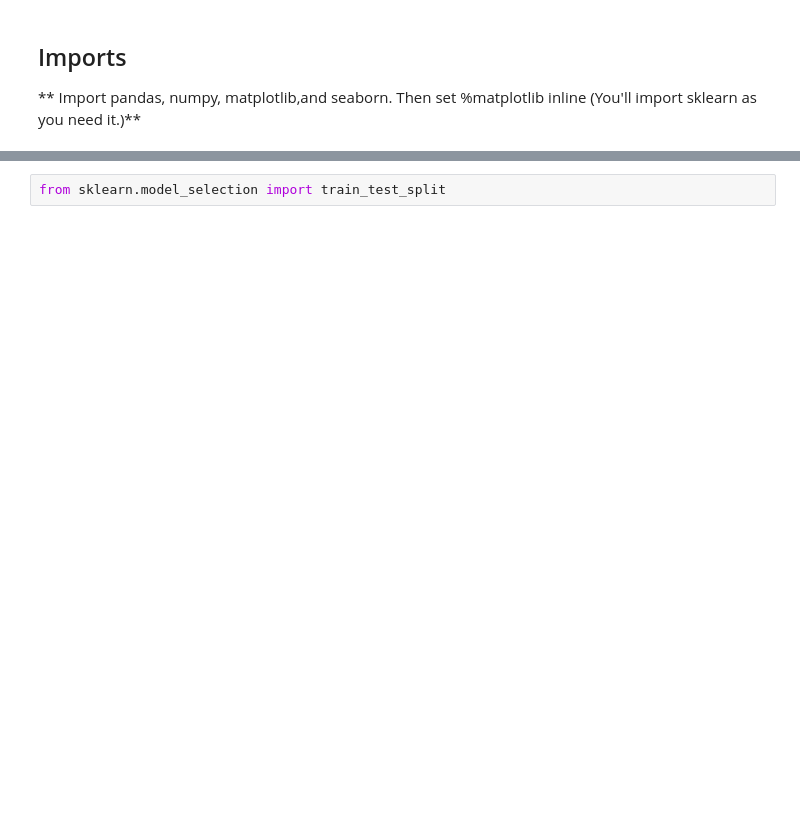
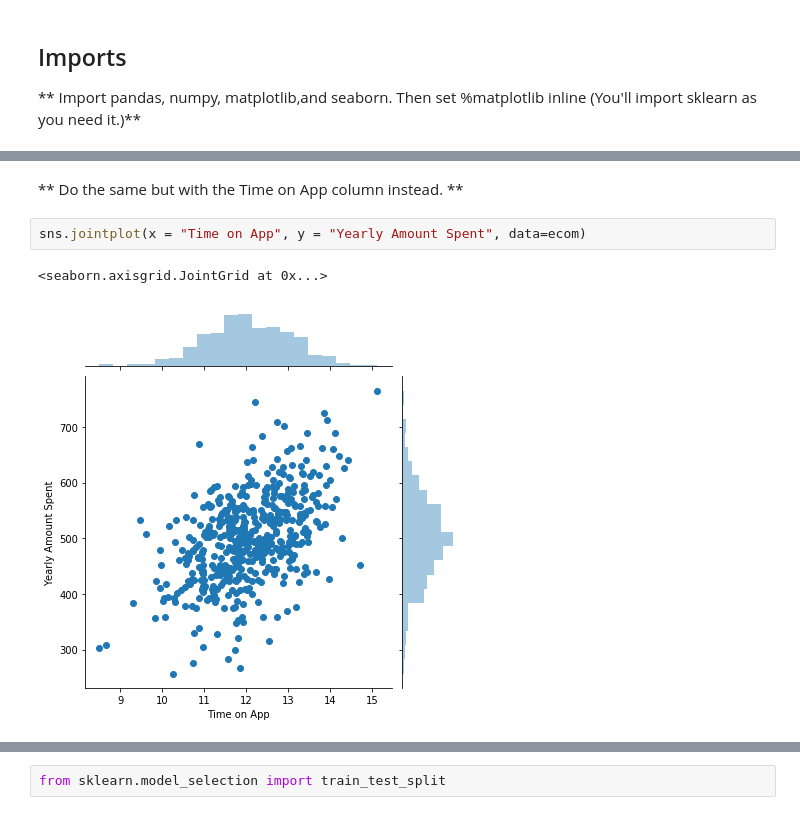
Before and after one commit to Berkat0789/Data_Analysis, a Jupyter notebook: review/CapstoneProjects/02-Linear Regression Project.ipynb, the cells around one changed output, grey strips where cells are left out. Cells and saved outputs as stored; diff of their text form; blank space fills up the shorter version.

```diff
--- a/review/CapstoneProjects/02-Linear Regression Project.ipynb
+++ b/review/CapstoneProjects/02-Linear Regression Project.ipynb
@@ -23,0 +95,7 @@ import seaborn as sns
+# %% [markdown]
+** Do the same but with the Time on App column instead. **
+# %%
+sns.jointplot(x = "Time on App", y = "Yearly Amount Spent", data=ecom)
+# %% [output]
+<seaborn.axisgrid.JointGrid at 0x...>
+[figure, added]
```
Also changed, not shown: parts of 84 cells of this notebook, 8 other files.
